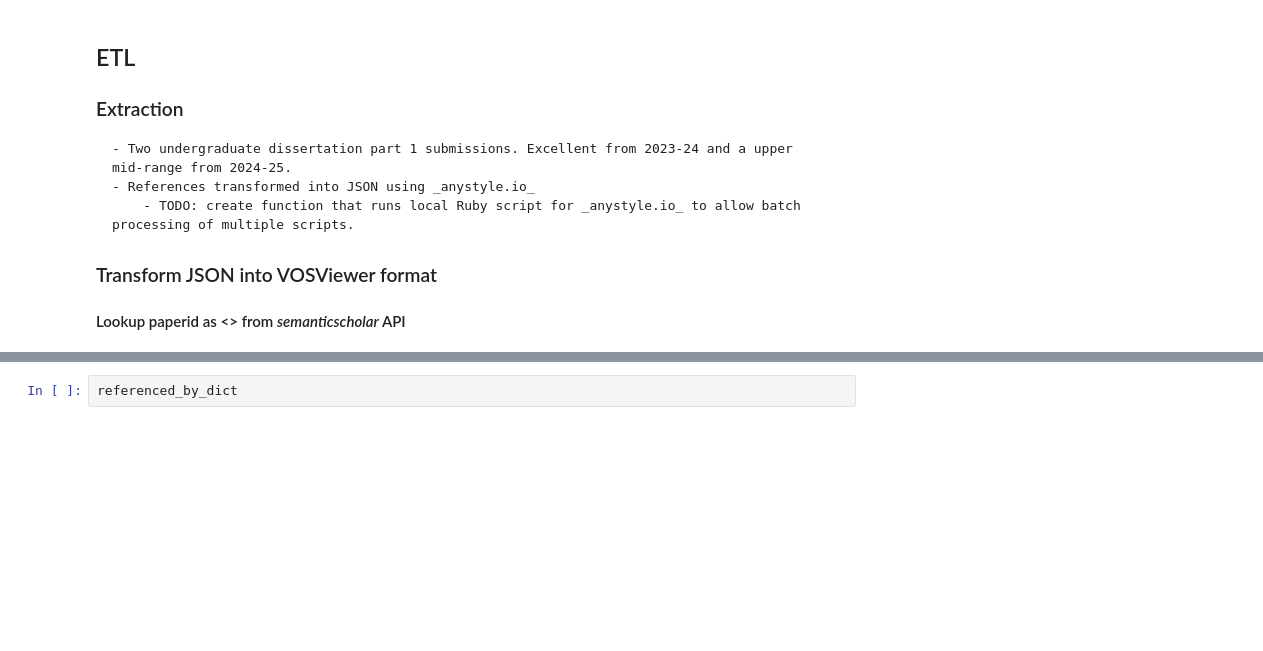
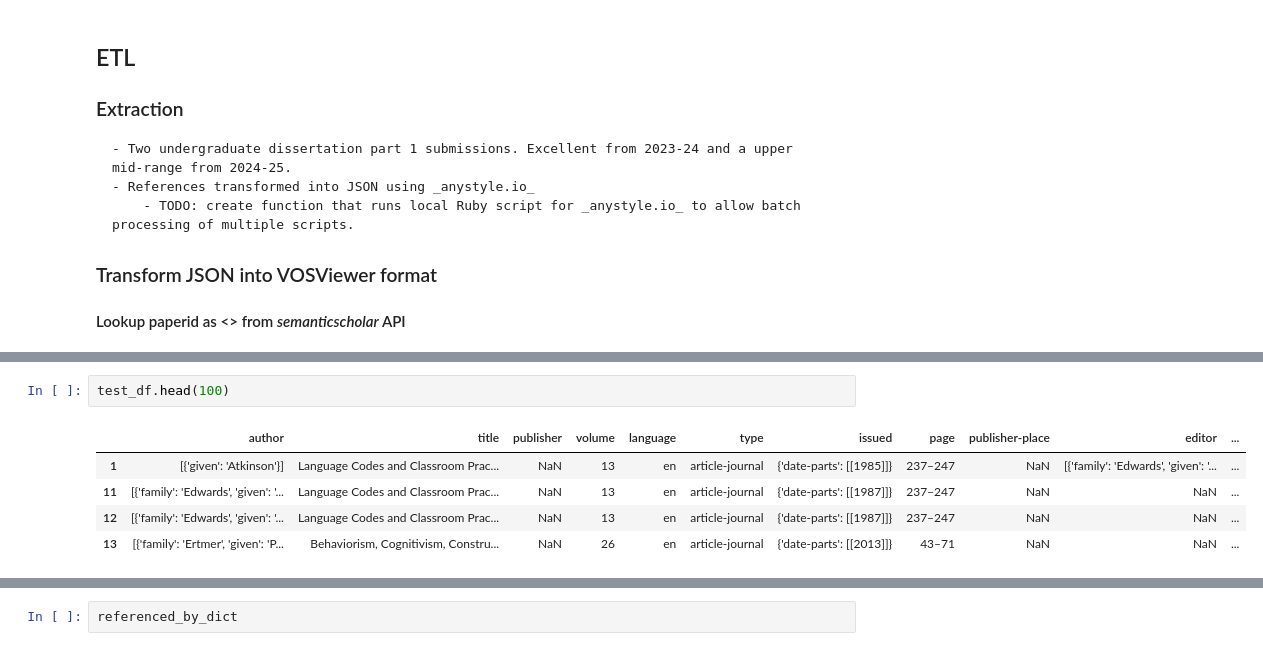
Before and after one commit to darrengarside/DAML_FinalProject, a Jupyter notebook: DAML_finalProject_v1.ipynb, the cells around one changed output, grey strips where cells are left out. Drawn from its saved outputs; the diff is of its cells as text; blank space fills up the shorter version.

```diff
--- a/DAML_finalProject_v1.ipynb
+++ b/DAML_finalProject_v1.ipynb
@@ -111,6 +122,14 @@ See the caveats in the documentation: https://pandas.pydata.org/pandas-docs/stab
 | 70 | [{'family': 'Pompper', 'given': '... | The More Things Change? Social Id... | Available at: | en | article-journal | {'date-parts': [[2020]]} | https://doi.org/10.1111/jpcu.12959 | NaN | Journal of Popular Culture | 53.0 | ... |
 | 79 | NaN | NaN | Available at: | en | None | NaN | https://doi.org/10.1007/s10583-02... | NaN | NaN | NaN | ... |
 | 89 | NaN | NaN | Available at: | en | None | NaN | https://doi.org/10.1080/00377996.... | NaN | NaN | NaN | ... |
+# %%
+test_df.head(100)
+# %% [output]
+|  | author | title | publisher | volume | language | type | issued | page | publisher-place | editor | ... |
+| 1 | [{'given': 'Atkinson'}] | Language Codes and Classroom Prac... | NaN | 13 | en | article-journal | {'date-parts': [[1985]]} | 237–247 | NaN | [{'family': 'Edwards', 'given': '... | ... |
+| 11 | [{'family': 'Edwards', 'given': '... | Language Codes and Classroom Prac... | NaN | 13 | en | article-journal | {'date-parts': [[1987]]} | 237–247 | NaN | NaN | ... |
+| 12 | [{'family': 'Edwards', 'given': '... | Language Codes and Classroom Prac... | NaN | 13 | en | article-journal | {'date-parts': [[1987]]} | 237–247 | NaN | NaN | ... |
+| 13 | [{'family': 'Ertmer', 'given': 'P... | Behaviorism, Cognitivism, Constru... | NaN | 26 | en | article-journal | {'date-parts': [[2013]]} | 43–71 | NaN | NaN | ... |
 # %%
 #remove the 'https://openalex.org/' from the id field
 maddie_df['id'] = maddie_df['id'].apply(lambda x: x.split('/')[-1] if x is not None else None)
```
Also changed, not shown: parts of 11 cells of this notebook.
